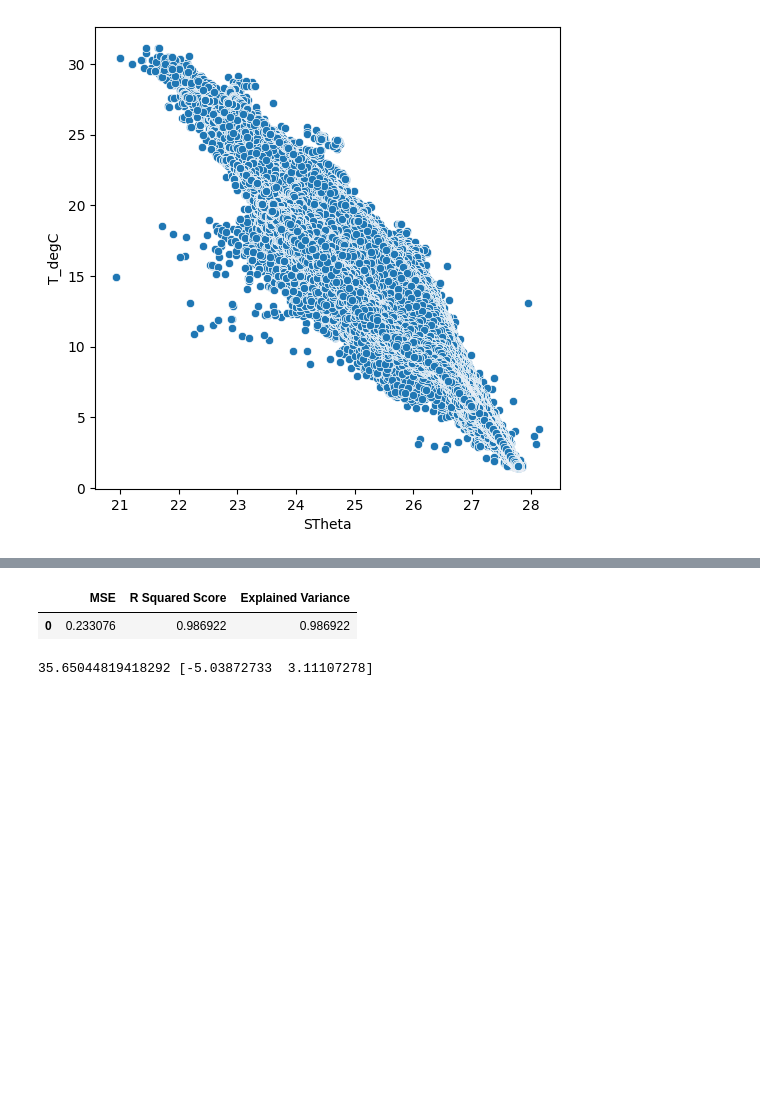
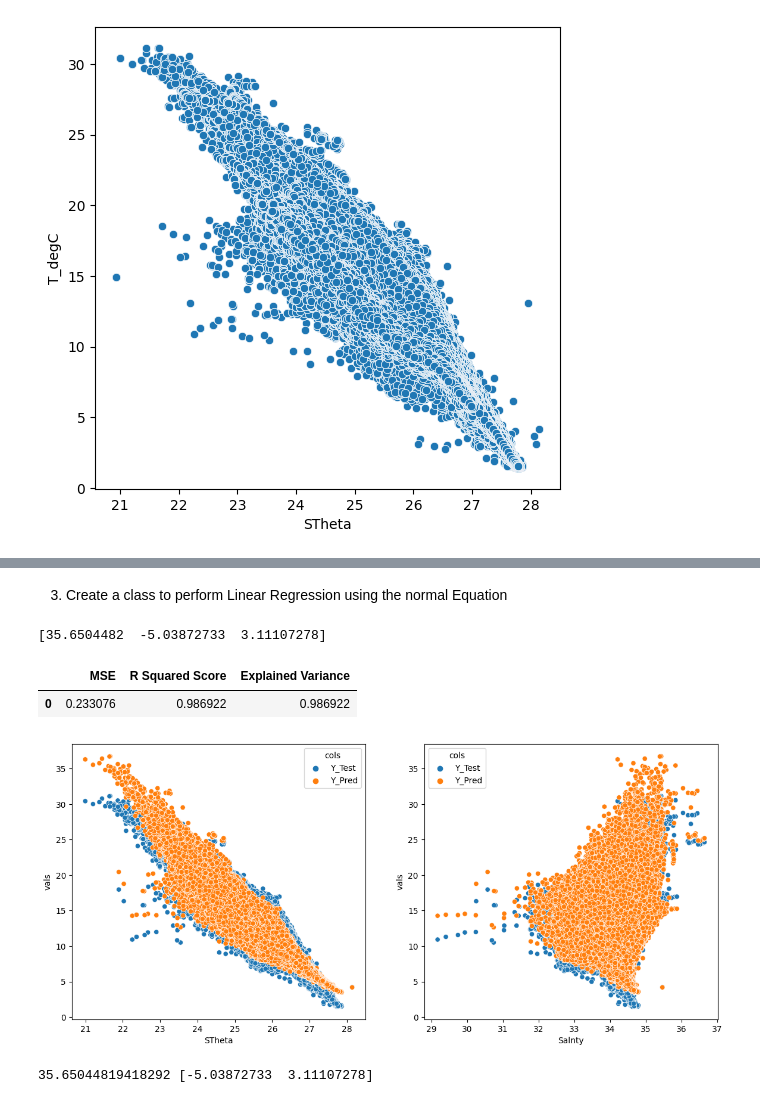
Before and after one commit to vishal-parameswaran/University-of-Chicago, a Jupyter notebook: Machine Learning & Predictive Analytics/Assignment 1/Code/MLPA_Assignment_1.ipynb, the cells around one changed output, grey strips where cells are left out. Drawn from its saved outputs; the diff is of its cells as text; code cells hidden in the pictures; blank space fills up the shorter version.

```diff
--- a/Machine Learning & Predictive Analytics/Assignment 1/Code/MLPA_Assignment_1.ipynb
+++ b/Machine Learning & Predictive Analytics/Assignment 1/Code/MLPA_Assignment_1.ipynb
@@ -57,3 +50,2 @@ array([35.6504482 , -5.03872733,  3.11107278])
-# %%
-X_new_b = np.c_[np.ones((X_test.shape[0], 1)), X_test]  # add x0 = 1 to each instance
-y_pred = X_new_b.dot(theta_best)
+# %% [markdown]
+3. Create a class to perform Linear Regression using the normal Equation
@@ -60,12 +61,31 @@ y_pred = X_new_b.dot(theta_best)
 # %%
-mse = mean_squared_error(y_true=y_test,y_pred=y_pred)
-r2_score = r2_score(y_true=y_test,y_pred=y_pred)
-exp_var = explained_variance_score(y_true=y_test,y_pred=y_pred)
-score_df = pd.DataFrame({"MSE" : [mse],"R Squared Score": [r2_score],"Explained Variance": [exp_var]})
-score_df
+def find_metrics(y_test,y_pred):
+    mse = mean_squared_error(y_true=y_test,y_pred=y_pred)
+    r2_scores = r2_score(y_true=y_test,y_pred=y_pred)
+    exp_var = explained_variance_score(y_true=y_test,y_pred=y_pred)
+    return pd.DataFrame({"MSE" : [mse],"R Squared Score": [r2_scores],"Explained Variance": [exp_var]})
-# %% [output]
-|  | MSE | R Squared Score | Explained Variance |
-| 0 | 0.233076 | 0.986922 | 0.986922 |
+# %%
+norm_lin_reg = NormalLinearRegression()
+norm_lin_reg.fit(X_train,y_train)
+print(norm_lin_reg.thetas)
+norm_y_pred = norm_lin_reg.predict(X_test)
+find_metrics(y_test=y_test.values,y_pred=norm_y_pred)
+# %% [output]
+[35.6504482  -5.03872733  3.11107278]
+|  | MSE | R Squared Score | Explained Variance |
+| 0 | 0.233076 | 0.986922 | 0.986922 |
+# %%
+plot_data = pd.DataFrame({"Y_Test":y_test,"Y_Pred":y_pred})
+plot_data["STheta"] = X_test["STheta"].values
+plot_data["Salnty"] = X_test["Salnty"].values
+plot_data
+stacked_data = plot_data.melt(["STheta","Salnty"], var_name='cols', value_name='vals')
+stacked_data
+fig_2,axes_2 = plt.subplots(1,2,figsize=(14,6))
+st_t_deg = sns.scatterplot(data = stacked_data,x="STheta",y="vals",hue="cols",ax=axes_2[0])
+st_t_deg = sns.scatterplot(data = stacked_data,x="Salnty",y="vals",hue="cols",ax=axes_2[1])
+# %% [output]
+[figure, added]
 # %%
 lin_reg = LinearRegression()
 lin_reg.fit(X_train, y_train)
```
Also changed, not shown: parts of 5 cells of this notebook, 1 other file.
